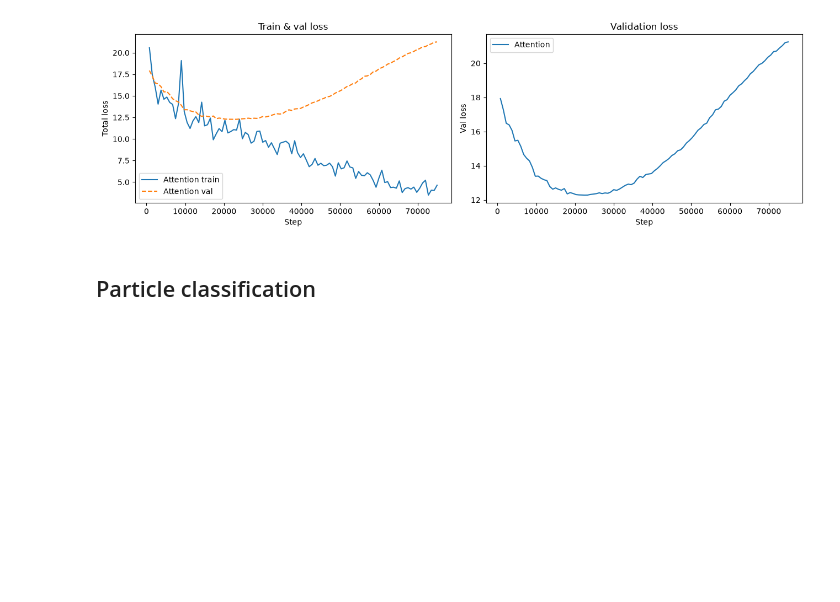
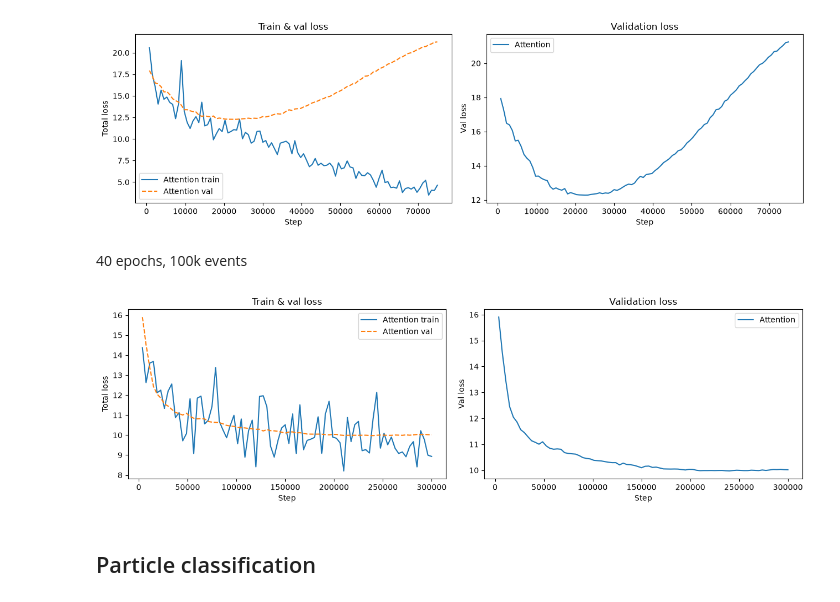
Before and after one commit to TNYASIN/particleflow, a Jupyter notebook: notebooks/muon-predictions.ipynb, the cells around one changed output. Drawn from its saved outputs; the diff is of its cells as text; code cells hidden in the pictures; blank space fills up the shorter version.

```diff
--- a/notebooks/muon-predictions.ipynb
+++ b/notebooks/muon-predictions.ipynb
@@ -106,6 +106,36 @@ axes[1].set(xlabel="Step", ylabel="Val loss", title="Validation loss"); axes[1].
 plt.tight_layout()
 # %% [output]
 [figure]
+# %% [markdown]
+40 epochs, 100k events
+# %%
+def load_history(history_dir):
+    files = sorted(glob.glob(os.path.join(history_dir, "step_*.json")),
+                   key=lambda f: int(os.path.basename(f).split("_")[1].split(".")[0]))
+    steps, train_loss, val_loss = [], [], []
+    for f in files:
+        try:
+            with open(f) as fh:
+                d = json.load(fh)
+            steps.append(int(os.path.basename(f).split("_")[1].split(".")[0]))
+            train_loss.append(d["train"]["Total"])
+            val_loss.append(d["valid"]["Total"])
+        except (json.JSONDecodeError, KeyError):
+            pass
+    return np.array(steps), np.array(train_loss), np.array(val_loss)
+
+v1_steps, v1_train, v1_val = load_history(os.path.expanduser("~/Downloads/attention-100k/history"))
+
+fig, axes = plt.subplots(1, 2, figsize=(13, 4))
+axes[0].plot(v1_steps, v1_train, label="Attention train")
+axes[0].plot(v1_steps, v1_val,   label="Attention val",   ls="--")
+axes[0].set(xlabel="Step", ylabel="Total loss", title="Train & val loss"); axes[0].legend()
+
+axes[1].plot(v1_steps, v1_val, label="Attention")
+axes[1].set(xlabel="Step", ylabel="Val loss", title="Validation loss"); axes[1].legend()
+plt.tight_layout()
+# %% [output]
+[figure, added]
 # %% [markdown]
 ## Particle classification
 # %%
```
Also changed, not shown: parts of 10 cells of this notebook.
